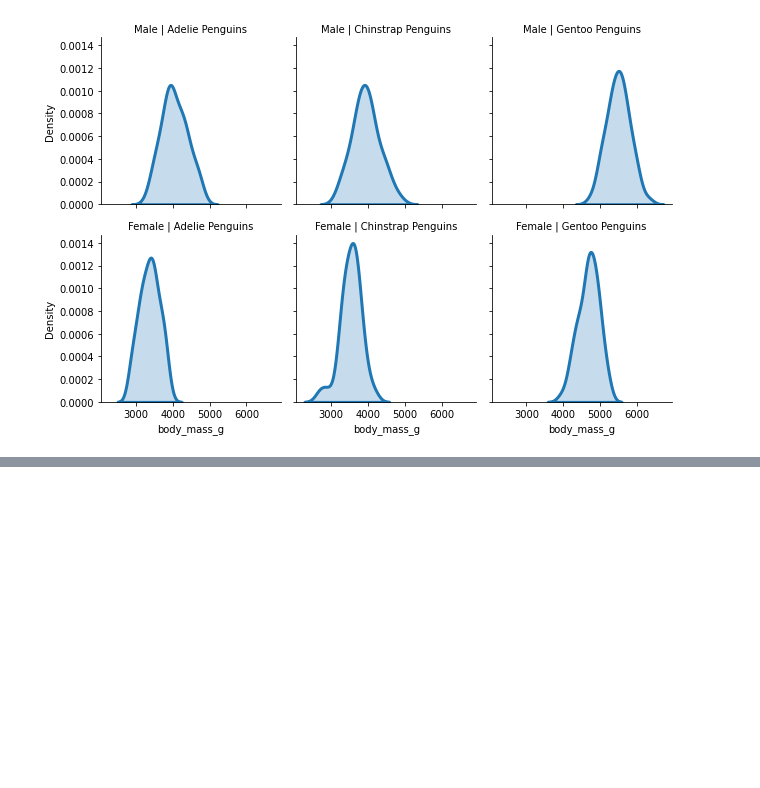
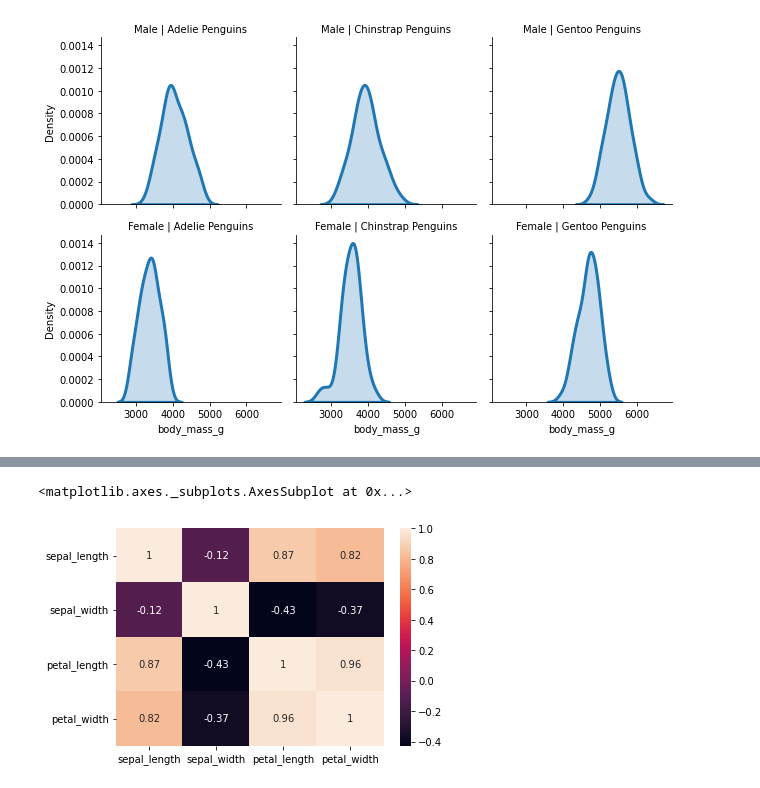
Before and after one commit to ShakilM26/Data-Visualization, a Jupyter notebook: seaborn2.ipynb, the cells around one changed output, grey strips where cells are left out. Saved outputs shown, nothing was run; the diff lists cells and outputs as text; code cells hidden in the pictures; blank space fills up the shorter version.

```diff
--- a/seaborn2.ipynb
+++ b/seaborn2.ipynb
@@ -37,0 +83,8 @@ g.set_titles(row_template='{row_name}', col_template='{col_name} Penguins')
+# %%
+flights = sns.load_dataset('iris')
+
+f = flights.corr()
+sns.heatmap(f, annot=True, robust=True)
+# %% [output]
+<matplotlib.axes._subplots.AxesSubplot at 0x...>
+[figure, added]
```
Also changed, not shown: parts of 19 cells of this notebook.
